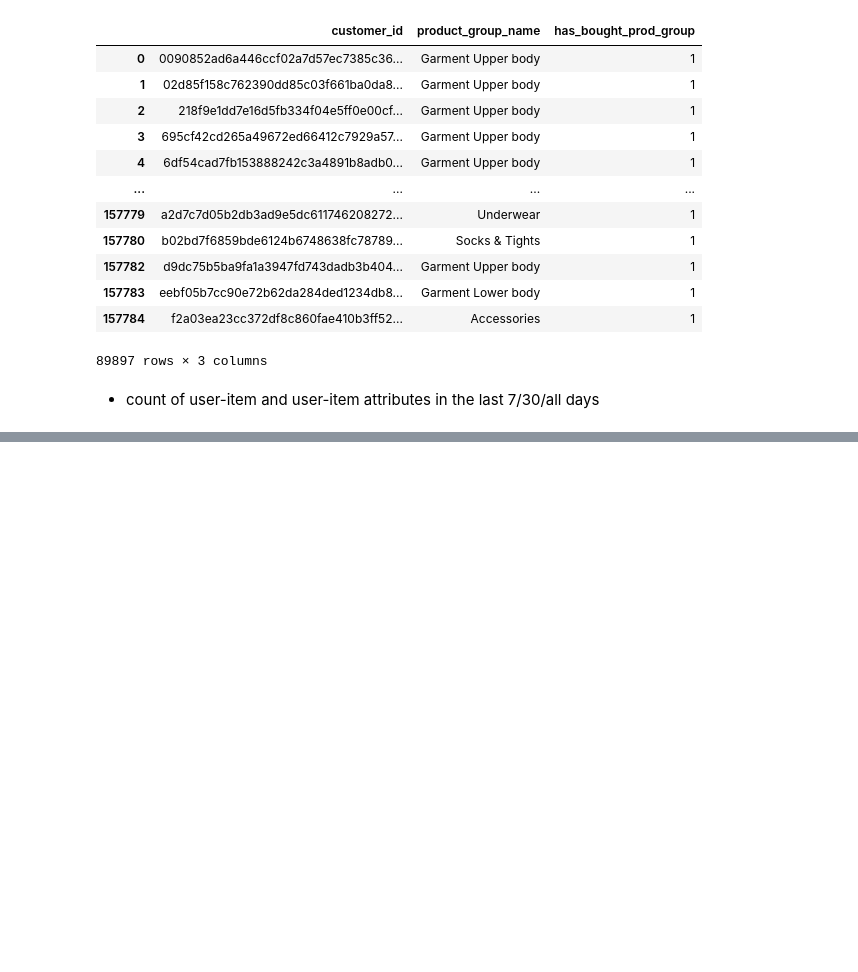
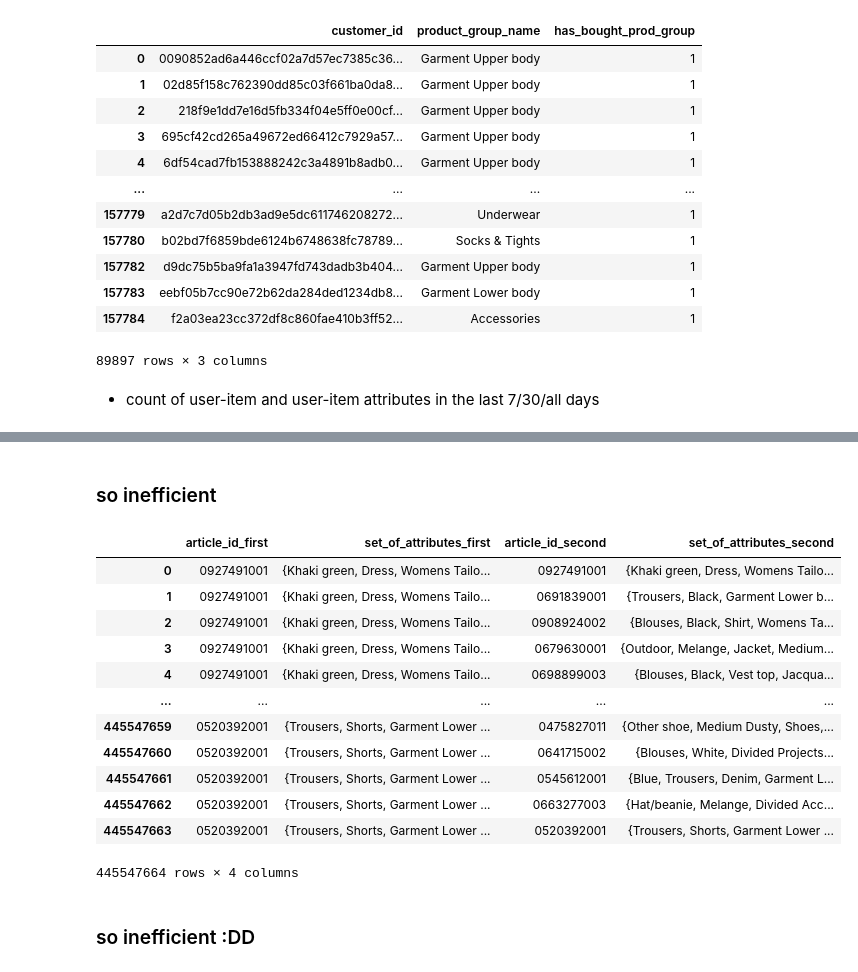
Before and after one commit to getindata/quickstart-ml-blueprints, a Jupyter notebook: notebooks/manual_feature_engineering.ipynb, the cells around one changed output, grey strips where cells are left out. Drawn from its saved outputs; the diff is of its cells as text; code cells hidden in the pictures; blank space fills up the shorter version.

```diff
--- a/notebooks/manual_feature_engineering.ipynb
+++ b/notebooks/manual_feature_engineering.ipynb
@@ -299,0 +366,6 @@ todo - attribute last 7/30/90 days
+# %%
+cat_articles = articles[['product_type_name', 'product_group_name', 'graphical_appearance_name', 'colour_group_name', 'perceived_colour_value_name', 'perceived_colour_master_name', 'index_name', 'index_group_name', 'section_name', 'garment_group_name']]
+# %%
+jaccard_articles = articles[['article_id']]
+# %%
+jaccard_articles['set_of_attributes'] = cat_articles.apply(set, axis=1)
@@ -299,0 +394,20 @@ todo - attribute last 7/30/90 days
+# %% [markdown]
+### so inefficient
+# %%
+jaccard_articles.add_suffix('_first').merge(jaccard_articles.add_suffix('_second'), how='cross')
+# %% [output]
+|  | article_id_first | set_of_attributes_first | article_id_second | set_of_attributes_second |
+| 0 | 0927491001 | {Khaki green, Dress, Womens Tailo... | 0927491001 | {Khaki green, Dress, Womens Tailo... |
+| 1 | 0927491001 | {Khaki green, Dress, Womens Tailo... | 0691839001 | {Trousers, Black, Garment Lower b... |
+| 2 | 0927491001 | {Khaki green, Dress, Womens Tailo... | 0908924002 | {Blouses, Black, Shirt, Womens Ta... |
+| 3 | 0927491001 | {Khaki green, Dress, Womens Tailo... | 0679630001 | {Outdoor, Melange, Jacket, Medium... |
+| 4 | 0927491001 | {Khaki green, Dress, Womens Tailo... | 0698899003 | {Blouses, Black, Vest top, Jacqua... |
+| ... | ... | ... | ... | ... |
+| 445547659 | 0520392001 | {Trousers, Shorts, Garment Lower ... | 0475827011 | {Other shoe, Medium Dusty, Shoes,... |
+| 445547660 | 0520392001 | {Trousers, Shorts, Garment Lower ... | 0641715002 | {Blouses, White, Divided Projects... |
+| 445547661 | 0520392001 | {Trousers, Shorts, Garment Lower ... | 0545612001 | {Blue, Trousers, Denim, Garment L... |
+| 445547662 | 0520392001 | {Trousers, Shorts, Garment Lower ... | 0663277003 | {Hat/beanie, Melange, Divided Acc... |
+| 445547663 | 0520392001 | {Trousers, Shorts, Garment Lower ... | 0520392001 | {Trousers, Shorts, Garment Lower ... |
+445547664 rows × 4 columns
+# %% [markdown]
+### so inefficient :DD
```
Also changed, not shown: parts of 61 cells of this notebook.
